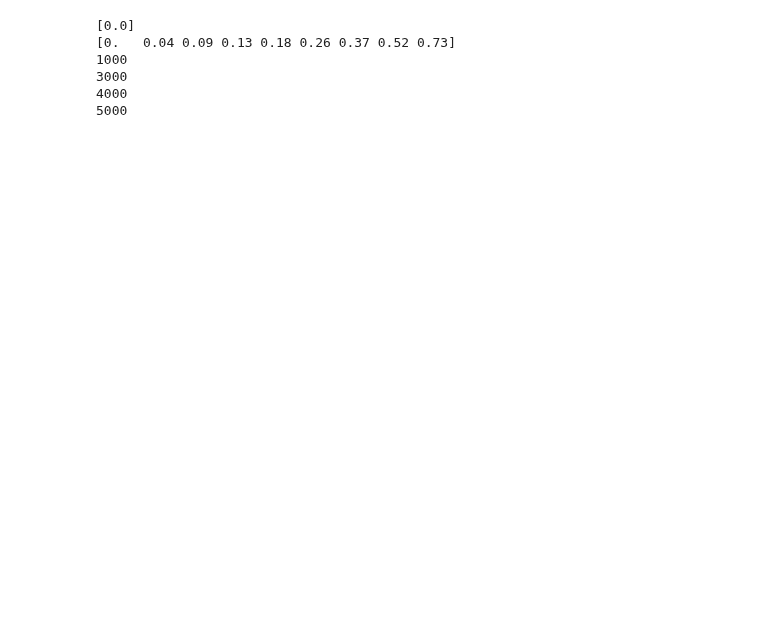
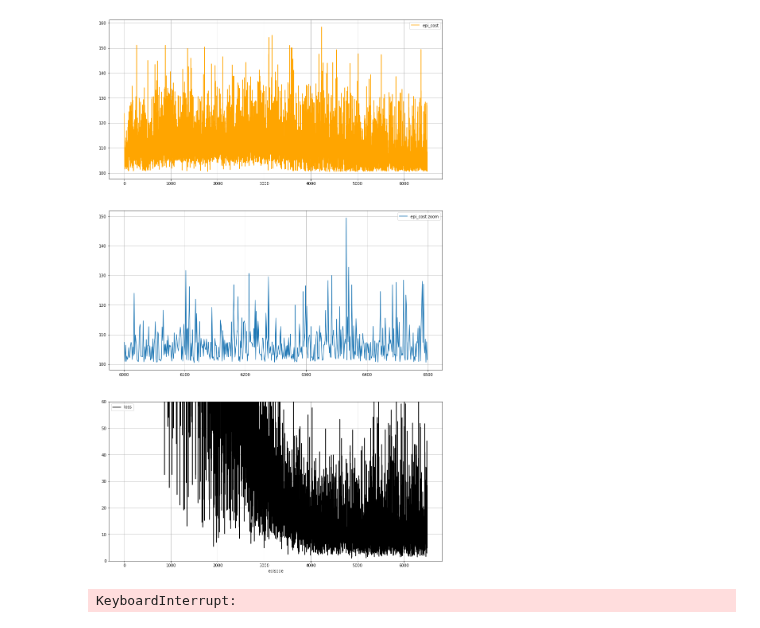
Before and after one commit to machines-in-motion/deepq_stepper, a Jupyter notebook: python/py_deepq_stepper/cent_dq_stepper.ipynb, the cells around one changed output. Drawn from its saved outputs; the diff is of its cells as text; code cells hidden in the pictures; blank space fills up the shorter version.

```diff
--- a/python/py_deepq_stepper/cent_dq_stepper.ipynb
+++ b/python/py_deepq_stepper/cent_dq_stepper.ipynb
@@ -212,7 +207,8 @@ no_steps = 10 ## number of steps simulated per episode
 ht = 0.3
 step_time = 0.1
 air_time = 0.1
-env = CentEnv(ht, 0.13, 0.6, [1.5, 3.0, 0.5], [1,9])
+# Note : don't forget to add -0.035
+env = CentEnv(ht, 0.0, 0.4, [1.5, 3.0, 0.5], [11,1])
 buffer_size = 10000
 buffer = Buffer(buffer_size)
 
@@ -226,42 +222,38 @@ batch_size = 16
 epsillon = 0.2
 history = {'loss':[], 'epi_cost':[]}
 while e < no_epi + 1:
-    v_init = [0.0*(np.random.rand() - 0.5), 1.6*(np.random.rand() - 0.5)]
-    v_des = [0.0*np.random.randint(-1, 2) , 0.0]
+    v_init = [2.4*(np.random.rand() - 0.5), 0.0*(np.random.rand() - 0.5)]
+    v_des = [1.0*np.random.randint(0, 2) , 0.0]
     state = env.reset_env([0.0, 0.0, ht, v_init[0], v_init[1], 0], v_des, no_steps*(2*step_time + air_time))
     if e % 500 == 0 and e > 10:
         torch.save(dqs.dq_stepper.state_dict(), "../../models/" + name)
         dqs.live_plot(history, e)
         #reducing epsillon
         if e%1000 == 0 and e > 5000:
             epsillon = epsillon/2.0
 
     if buffer.size() % 1000 == 0:
         if buffer.size() == buffer_size:
             history['epi_cost'].append(epi_cost)
             history['loss'].append(loss)
             assert len(history['loss']) == len(history['epi_cost'])
             e += 1
         else:
             print(buffer.size())
 
     epi_cost = 0
     for n in range(no_steps):
         action = dqs.predict_eps_greedy(state, epsillon)
         next_state, cost, done = env.step_env(action, step_time, air_time)
         buffer.store(state, action, cost, next_state, done)
         state = next_state
 
         if buffer.size() == buffer_size:
             ## optimizing DQN
             loss = dqs.optimize(buffer.sample(batch_size))
             epi_cost += cost
         if done:
             break
 # %% [output]
+[figure, added]
-[0.0]
-[0.   0.04 0.09 0.13 0.18 0.26 0.37 0.52 0.73]
-1000
-3000
-4000
-5000
+KeyboardInterrupt:
```
Also changed, not shown: parts of 1 cell of this notebook, 8 other files.
